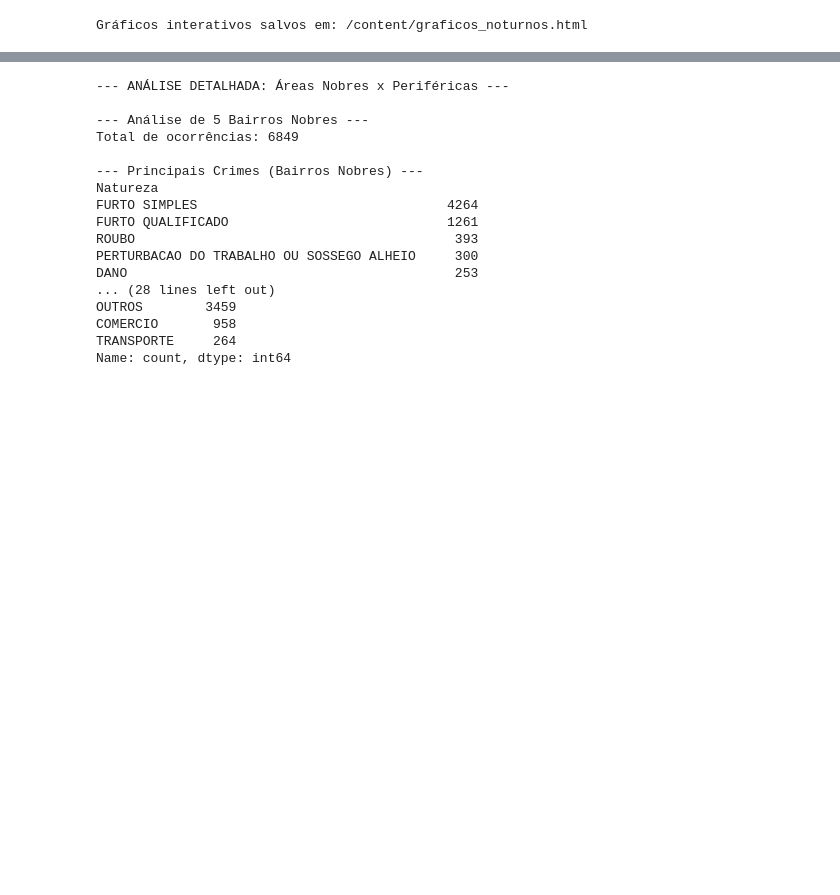
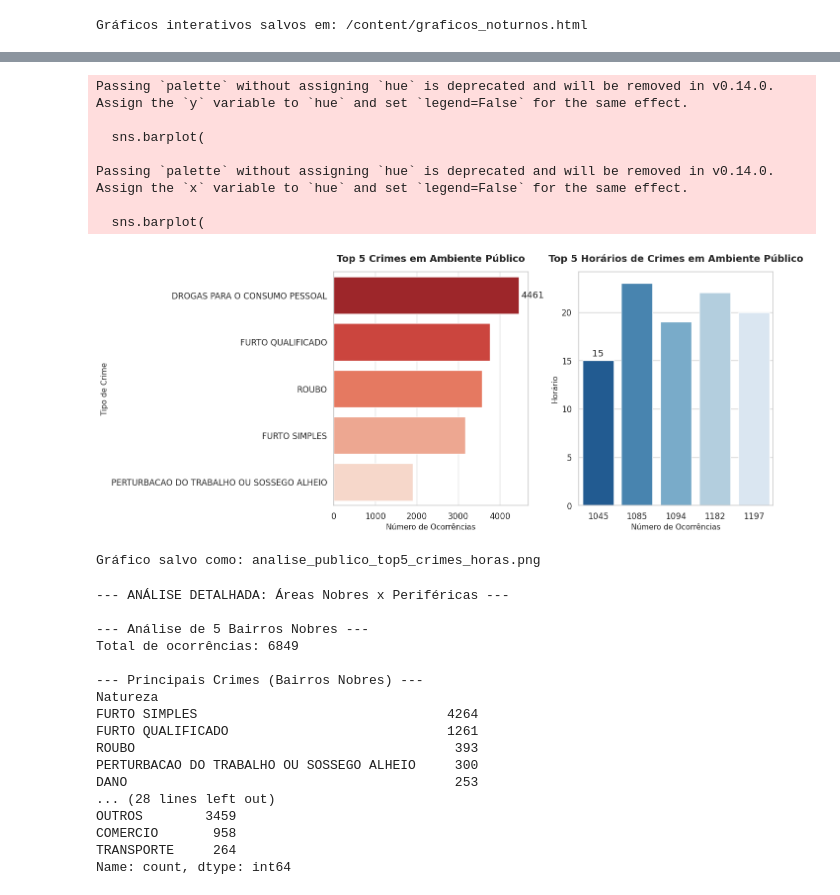
Before and after one commit to GuilhermeOliveiraAgenor/Analise-Seguranca-Curitiba, a Jupyter notebook: analise_de_segurança__ambiente.ipynb, the cells around one changed output, grey strips where cells are left out. Cells and saved outputs as stored; diff of their text form; code cells hidden in the pictures; blank space fills up the shorter version.

```diff
--- a/analise_de_segurança__ambiente.ipynb
+++ b/analise_de_segurança__ambiente.ipynb
@@ -431,0 +449,54 @@ Name: count, dtype: int64
+# %%
+import pandas as pd
+import matplotlib.pyplot as plt
+import seaborn as sns
+
+# --- Filtra apenas o ambiente "PUBLICO" ---
+df_publico = df[df['Ambiente'] == 'PUBLICO']
+
+# --- Principais crimes e horários ---
+top_crimes = df_publico['Natureza'].value_counts().head(5)
+top_horas = df_publico['Hora'].value_counts().head(5)
+
+# --- Impressões no console ---
+print("\n\n--- ANÁLISE DETALHADA: Ambiente 'PUBLICO' ---")
+print("\n--- Principais CRIMES em PUBLICO ---")
+print(top_crimes)
+print("\n--- Principais HORÁRIOS de crimes em PUBLICO ---")
+print(top_horas)
+
+# --- Estilo visual ---
+sns.set_theme(style="whitegrid", font_scale=1.1)
+fig, axes = plt.subplots(1, 2, figsize=(14, 6))
+
+# --- Gráfico 1: Top 5 Crimes ---
+sns.barplot(
+    x=top_crimes.values,
+    y=top_crimes.index,
+    ax=axes[0],
+    palette="Reds_r"
+)
+axes[0].set_title("Top 5 Crimes em Ambiente Público", fontsize=14, pad=15, weight='bold')
+axes[0].set_xlabel("Número de Ocorrências", fontsize=11)
+axes[0].set_ylabel("Tipo de Crime", fontsize=11)
+axes[0].bar_label(axes[0].containers[0], fmt='%d', padding=3)
+
+# --- Gráfico 2: Top 5 Horários ---
+sns.barplot(
+    x=top_horas.values,
+    y=top_horas.index,
+    ax=axes[1],
+    palette="Blues_r"
+)
+axes[1].set_title("Top 5 Horários de Crimes em Ambiente Público", fontsize=14, pad=15, weight='bold')
+axes[1].set_xlabel("Número de Ocorrências", fontsize=11)
+axes[1].set_ylabel("Horário", fontsize=11)
+axes[1].bar_label(axes[1].containers[0], fmt='%d', padding=3)
+
+# --- Ajustes finais ---
+plt.tight_layout()
+plt.savefig("analise_publico_top5_crimes_horas.png", dpi=300, bbox_inches='tight')
+plt.show()
+
+print("\nGráfico salvo como: analise_publico_top5_crimes_horas.png")
+# %% [output]
@@ -432,3 +522,12 @@ Name: count, dtype: int64
+Passing `palette` without assigning `hue` is deprecated and will be removed in v0.14.0. Assign the `y` variable to `hue` and set `legend=False` for the same effect.
+
+  sns.barplot(
+
+Passing `palette` without assigning `hue` is deprecated and will be removed in v0.14.0. Assign the `x` variable to `hue` and set `legend=False` for the same effect.
+
+  sns.barplot(
+[figure, added]
+Gráfico salvo como: analise_publico_top5_crimes_horas.png
 # %%
 # --- Filtro de Áreas Nobres x Periféricas ---
 # Semelhante ao furto simples, porém com agravante técnico.
```
Also changed, not shown: parts of 6 cells of this notebook.
